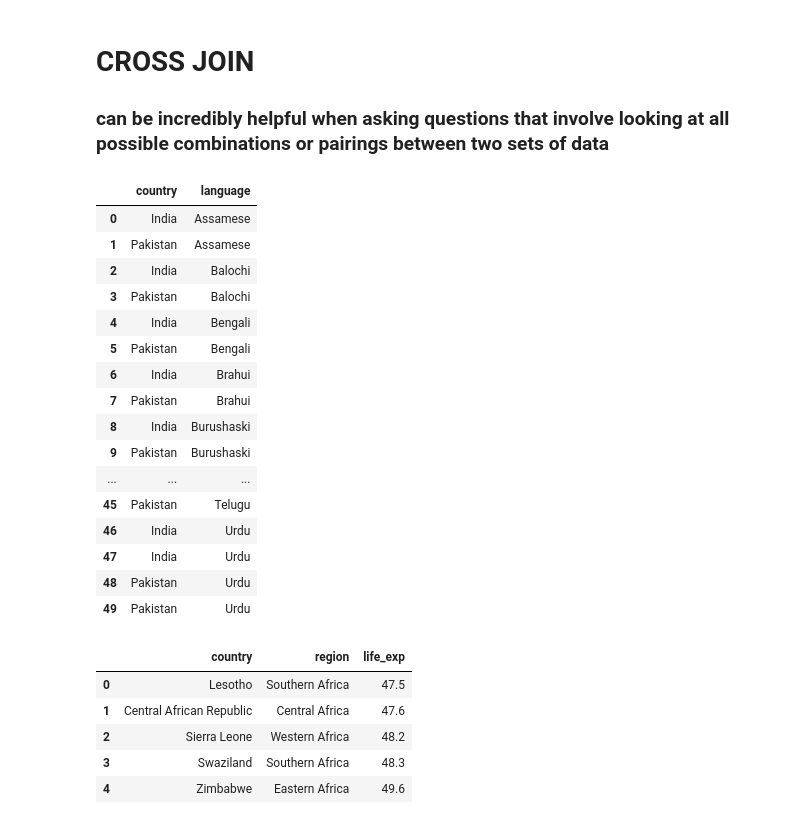
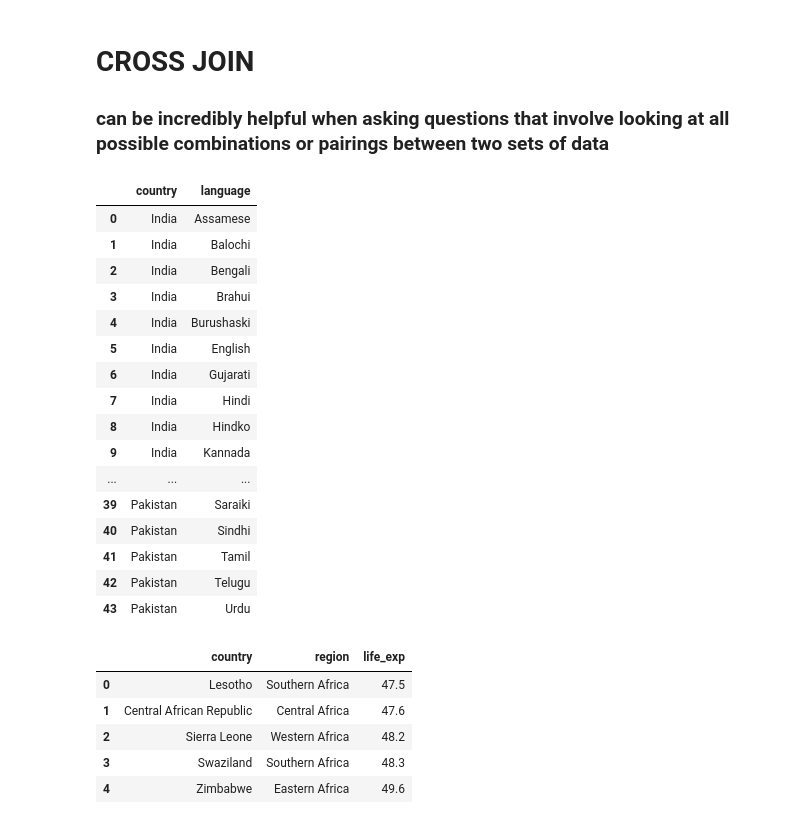
Before and after one commit to Cooleekova/data_engineering, a Jupyter notebook: SQL/Joining_data_in_SQL.ipynb, the cells around one changed output. Saved outputs shown, nothing was run; the diff lists cells and outputs as text; code cells hidden in the pictures.

Commit message:
remove duplicates from cross join example output

```diff
--- a/SQL/Joining_data_in_SQL.ipynb
+++ b/SQL/Joining_data_in_SQL.ipynb
@@ -357,37 +357,34 @@ pd.read_sql("""SELECT
 # %%
 # What are the languages presently spoken in Pakistan and India?
 # Given the shared history between the two countries,
 # what languages could potentially have been spoken in either country over the course of their history?
 
-pd.read_sql("""SELECT c.country_name AS country,  l.name AS language
+pd.read_sql("""SELECT DISTINCT country_name AS country, l.name AS language
                FROM countries AS c
                CROSS JOIN languages AS l
                WHERE c.code IN ('PAK','IND')
                    AND l.code in ('PAK','IND')
-               ORDER BY language
+               ORDER BY country, language
                ;""",
             con)
-
-# !!!
-# Notice that this returns duplicate records in cases where both countries speak the same language.
 # %% [output]
 |  | country | language |
 | 0 | India | Assamese |
-| 1 | Pakistan | Assamese |
-| 2 | India | Balochi |
-| 3 | Pakistan | Balochi |
-| 4 | India | Bengali |
-| 5 | Pakistan | Bengali |
-| 6 | India | Brahui |
-| 7 | Pakistan | Brahui |
-| 8 | India | Burushaski |
-| 9 | Pakistan | Burushaski |
+| 1 | India | Balochi |
+| 2 | India | Bengali |
+| 3 | India | Brahui |
+| 4 | India | Burushaski |
+| 5 | India | English |
+| 6 | India | Gujarati |
+| 7 | India | Hindi |
+| 8 | India | Hindko |
+| 9 | India | Kannada |
 | ... | ... | ... |
-| 45 | Pakistan | Telugu |
-| 46 | India | Urdu |
-| 47 | India | Urdu |
-| 48 | Pakistan | Urdu |
-| 49 | Pakistan | Urdu |
+| 39 | Pakistan | Saraiki |
+| 40 | Pakistan | Sindhi |
+| 41 | Pakistan | Tamil |
+| 42 | Pakistan | Telugu |
+| 43 | Pakistan | Urdu |
 # %%
 # A challenge problem!
 
```
